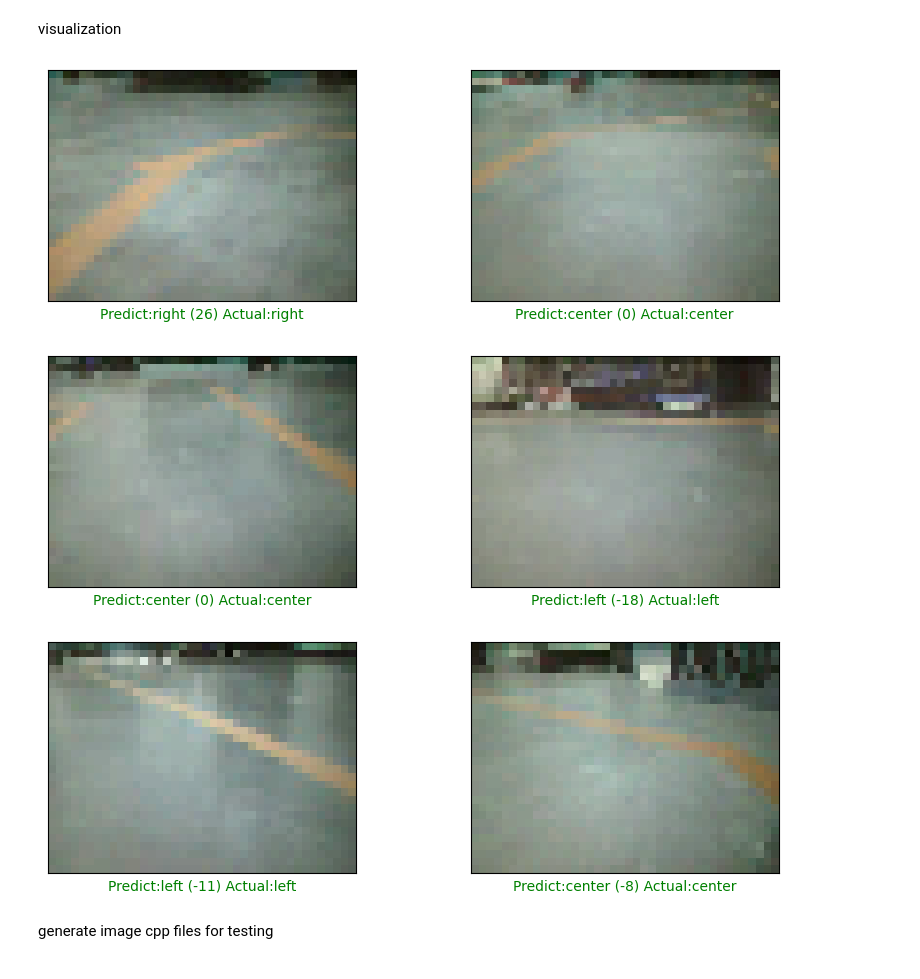
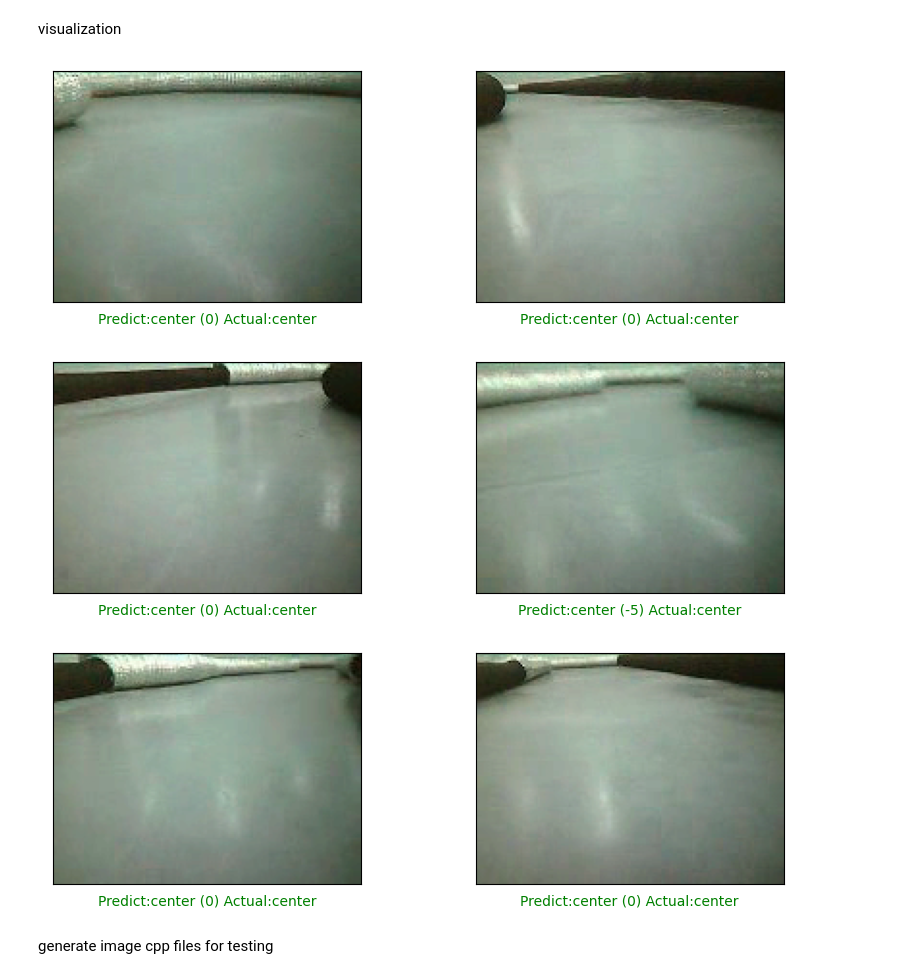
Before and after one commit to heechul/DeepPicar-ESP32S3, a Jupyter notebook: RunAll-v2.ipynb, the cells around one changed output. Saved outputs shown, nothing was run; the diff lists cells and outputs as text; code cells hidden in the pictures.

```diff
--- a/RunAll-v2.ipynb
+++ b/RunAll-v2.ipynb
@@ -32,7 +32,7 @@ use_finetuning:  False
 # %%
 # input image resolution to the DNN model (smaller than the original dataset image resolution: 320x240x3)
-img_width = 80
-img_height = 60
+img_width = 160
+img_height = 120
 img_channels = 3
 temporal_context = 1  # number of past images to be used as input to the model
 mode = "resize"  # "crop" or "resize
@@ -436,18 +417,18 @@ def plot_image(i, prediction_array, groundtrue_array, img_array):
   plt.xlabel("Predict:{} ({}) Actual:{}".format(predicted_label,angle,groundtrue_label), color=color)
 # %%
 #@title Visualize the outputs { run: "auto" }
-index = 1000 #@param {type:"slider", min:0, max:244, step:6}
+index = 99 #@param {type:"slider", min:0, max:244, step:6}
 for i in range(3):
   plt.figure(figsize=(10,3))
   plt.subplot(1,2,1)
   plot_image(index + 2*i, pred, ground, x_test)
   plt.subplot(1,2,2)
   plot_image(index + 2*i+1, pred, ground, x_test)
   plt.show()
 # %% [output]
-[figure, old version]
+[figure, new version]
-[figure, old version]
+[figure, new version]
-[figure, old version]
+[figure, new version]
 # %% [markdown]
 generate image cpp files for testing
 # %%
```
Also changed, not shown: parts of 18 cells of this notebook, 3 other files.
